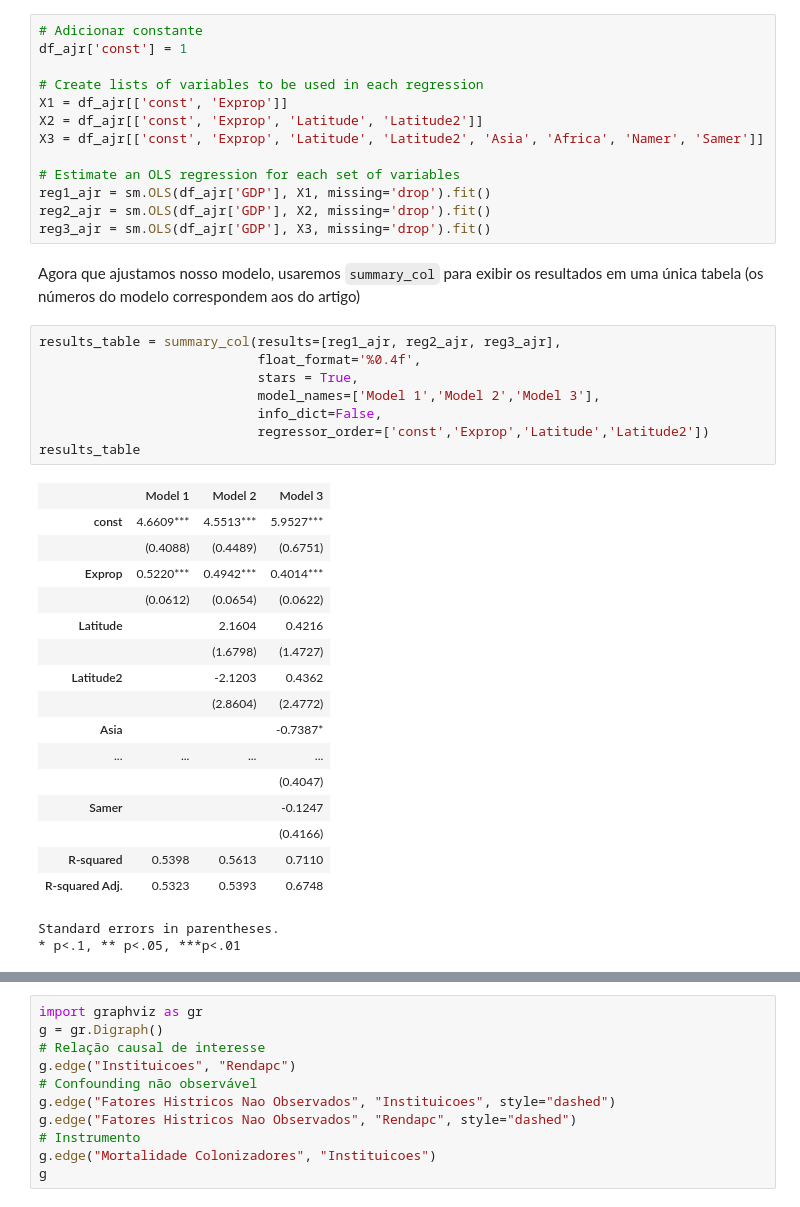
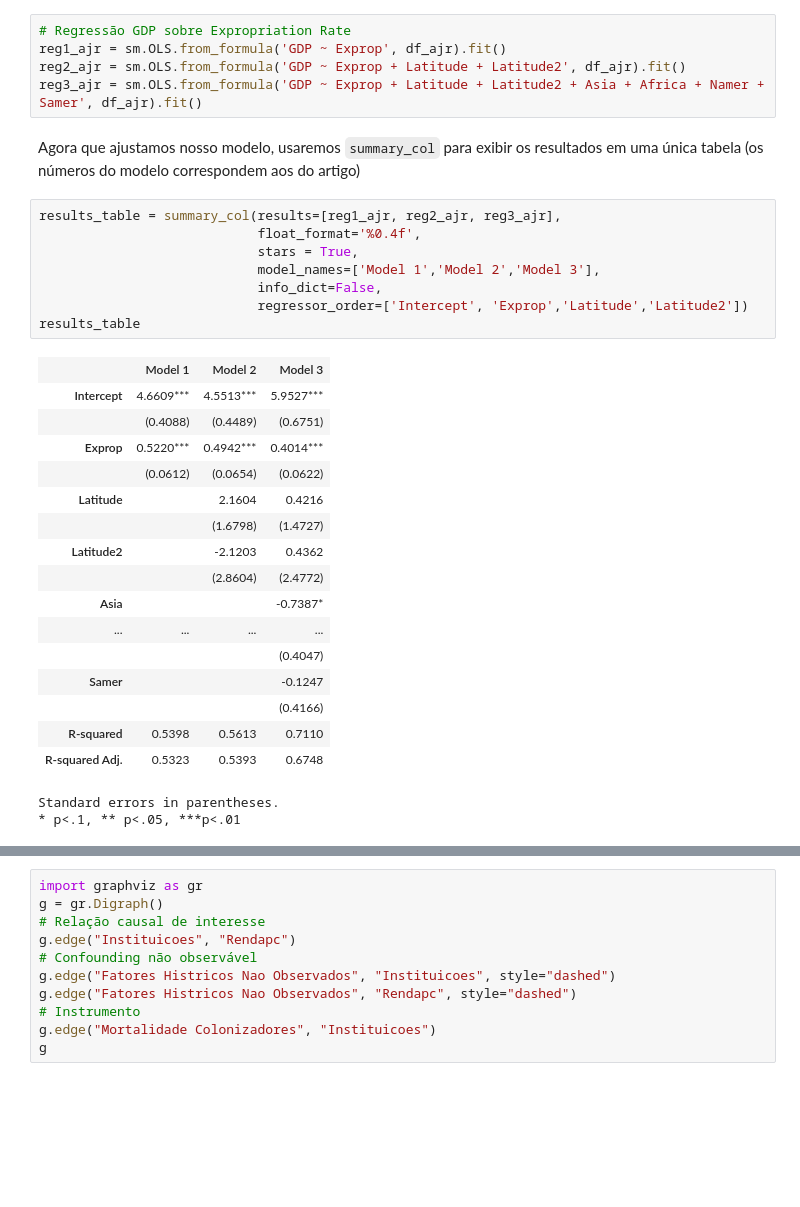
Before and after one commit to Daniel-Uhr/UFSC_2025, a Jupyter notebook: Seminario_2025_UFSC.ipynb, the cells around one changed output, grey strips where cells are left out. Drawn from its saved outputs; the diff is of its cells as text; blank space fills up the shorter version.

```diff
--- a/Seminario_2025_UFSC.ipynb
+++ b/Seminario_2025_UFSC.ipynb
@@ -1078,32 +1131,24 @@ AJR consideram outros fatores como:
 * diferenças que afetam tanto o desempenho econômico quanto as instituições, por exemplo, culturais, históricas, etc.; tentar controlar com o uso de modelos continentais
 
 Vamos estimar alguns dos modelos estendidos considerados no artigo (Tabela 2)
-# %%
-# Adicionar constante
-df_ajr['const'] = 1
-
-# Create lists of variables to be used in each regression
-X1 = df_ajr[['const', 'Exprop']]
-X2 = df_ajr[['const', 'Exprop', 'Latitude', 'Latitude2']]
-X3 = df_ajr[['const', 'Exprop', 'Latitude', 'Latitude2', 'Asia', 'Africa', 'Namer', 'Samer']]
-
-# Estimate an OLS regression for each set of variables
-reg1_ajr = sm.OLS(df_ajr['GDP'], X1, missing='drop').fit()
-reg2_ajr = sm.OLS(df_ajr['GDP'], X2, missing='drop').fit()
-reg3_ajr = sm.OLS(df_ajr['GDP'], X3, missing='drop').fit()
+# %%
+# Regressão GDP sobre Expropriation Rate
+reg1_ajr = sm.OLS.from_formula('GDP ~ Exprop', df_ajr).fit()
+reg2_ajr = sm.OLS.from_formula('GDP ~ Exprop + Latitude + Latitude2', df_ajr).fit()
+reg3_ajr = sm.OLS.from_formula('GDP ~ Exprop + Latitude + Latitude2 + Asia + Africa + Namer +  Samer', df_ajr).fit()
 # %% [markdown]
 Agora que ajustamos nosso modelo, usaremos `summary_col` para exibir os resultados em uma única tabela (os números do modelo correspondem aos do artigo)
 # %%
 results_table = summary_col(results=[reg1_ajr, reg2_ajr, reg3_ajr],
                             float_format='%0.4f',
                             stars = True,
                             model_names=['Model 1','Model 2','Model 3'],
                             info_dict=False,
-                            regressor_order=['const','Exprop','Latitude','Latitude2'])
+                            regressor_order=['Intercept', 'Exprop','Latitude','Latitude2'])
 results_table
 # %% [output]
 |  | Model 1 | Model 2 | Model 3 |
-| const | 4.6609*** | 4.5513*** | 5.9527*** |
+| Intercept | 4.6609*** | 4.5513*** | 5.9527*** |
 |  | (0.4088) | (0.4489) | (0.6751) |
 | Exprop | 0.5220*** | 0.4942*** | 0.4014*** |
 |  | (0.0612) | (0.0654) | (0.0622) |
```
Also changed, not shown: parts of 47 cells of this notebook, 1 other file.
